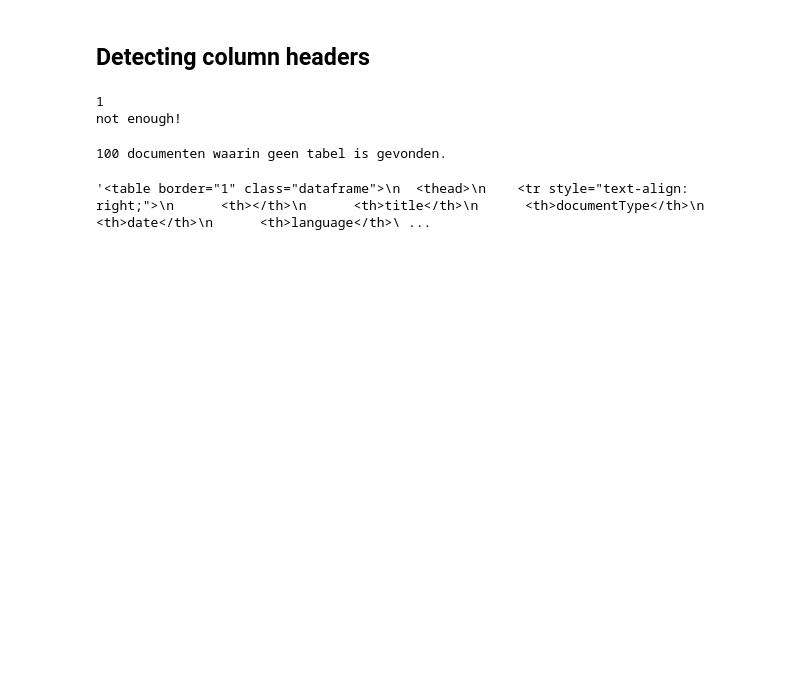
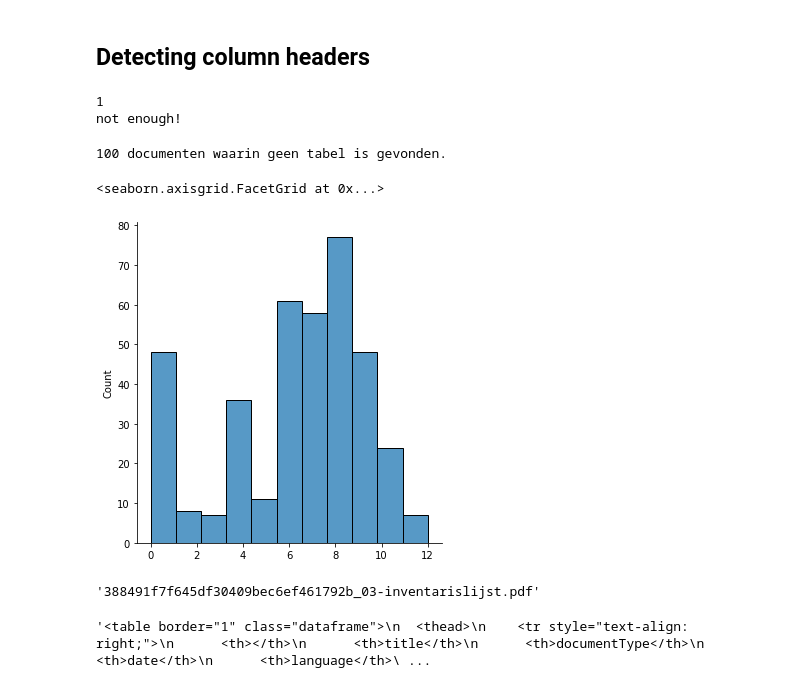
Before and after one commit to maiklarooij/bachelorsthesis, a Jupyter notebook: notebooks/wob_research.ipynb, the cells around one changed output. Cells and saved outputs as stored; diff of their text form; code cells hidden in the pictures; blank space fills up the shorter version.

```diff
--- a/notebooks/wob_research.ipynb
+++ b/notebooks/wob_research.ipynb
@@ -196,10 +196,15 @@ def retrieve_columns(inventaris_folder):
             table=page.extract_table()
 
             if table:
+                columns = []
                 row = get_column_row_from_table(table)
                 for kolom in row:
-                    kolommen.append(classify_column(clean(kolom)))
+                    cleaned_kolom = classify_column(clean(kolom))
+                    if cleaned_kolom:
+                        kolommen.append(cleaned_kolom)
+                        columns.append(cleaned_kolom)
 
+                aantal[file] = columns
                 table_found = True
                 break
 
@@ -208,4 +213,4 @@ def retrieve_columns(inventaris_folder):
 
     print(f"{not_found} documenten waarin geen tabel is gevonden.")
 
-    return Counter(kolommen).most_common()
+    return Counter(kolommen).most_common(), aantal
@@ -212,7 +232,19 @@ def retrieve_columns(inventaris_folder):
 # %%
-columns = retrieve_columns('D:/School/wobs/')
+columns, aantal = retrieve_columns('D:/School/wobs/')
 # %% [output]
 100 documenten waarin geen tabel is gevonden.
+# %%
+import pandas as pd
+import seaborn as sns
+
+sns.displot(pd.Series(aantal).apply(len))
+# %% [output]
+<seaborn.axisgrid.FacetGrid at 0x...>
+[figure, added]
+# %%
+pd.Series(aantal).idxmax()
+# %% [output]
+'388491f7f645df30409bec6ef461792b_03-inventarislijst.pdf'
 # %%
 import pandas as pd
 
```
Also changed, not shown: parts of 1 cell of this notebook, 18 other files.
